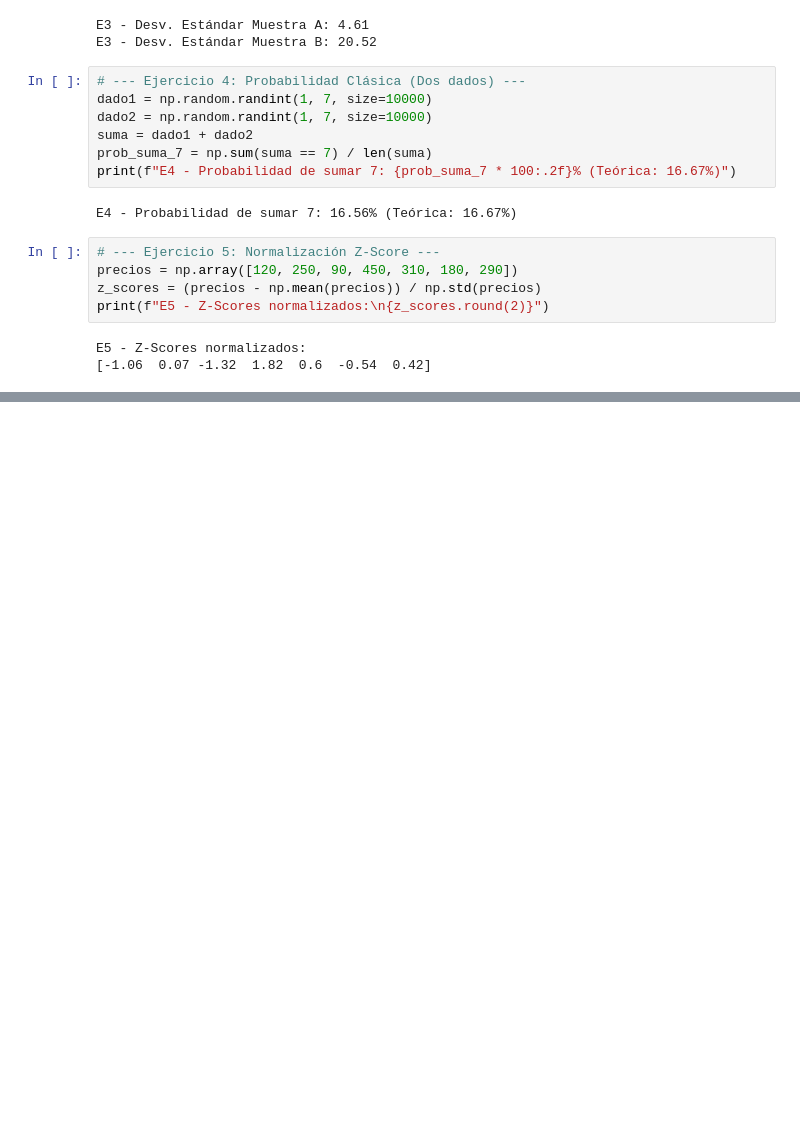
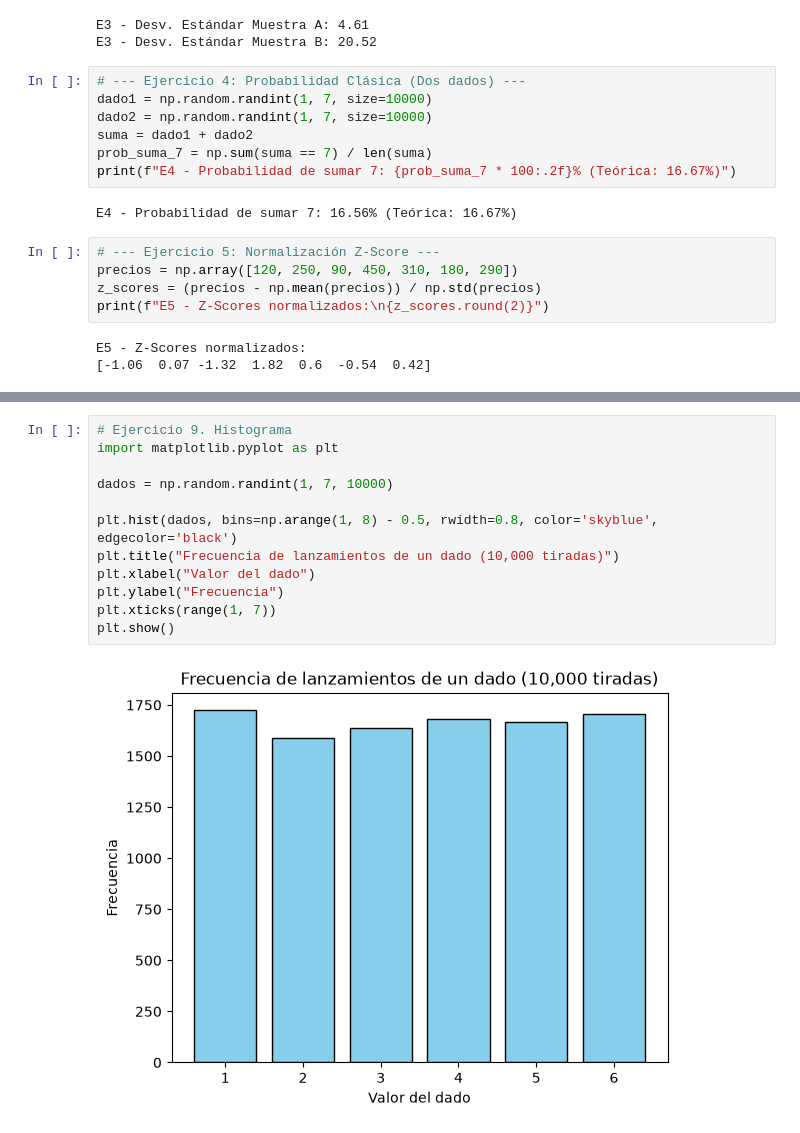
Before and after one commit to martacousog/proyecto_prueba, a Jupyter notebook: EjerciciosBootcamp/Probabilidad/EjercicioNumpy.ipynb, the cells around one changed output, grey strips where cells are left out. Drawn from its saved outputs; the diff is of its cells as text; blank space fills up the shorter version.

```diff
--- a/EjerciciosBootcamp/Probabilidad/EjercicioNumpy.ipynb
+++ b/EjerciciosBootcamp/Probabilidad/EjercicioNumpy.ipynb
@@ -200,0 +360,14 @@ E5 - Z-Scores normalizados:
+# %%
+# Ejercicio 9. Histograma
+import matplotlib.pyplot as plt
+
+dados = np.random.randint(1, 7, 10000)
+
+plt.hist(dados, bins=np.arange(1, 8) - 0.5, rwidth=0.8, color='skyblue', edgecolor='black')
+plt.title("Frecuencia de lanzamientos de un dado (10,000 tiradas)")
+plt.xlabel("Valor del dado")
+plt.ylabel("Frecuencia")
+plt.xticks(range(1, 7))
+plt.show()
+# %% [output]
+[figure, added]
```
Also changed, not shown: parts of 15 cells of this notebook.
